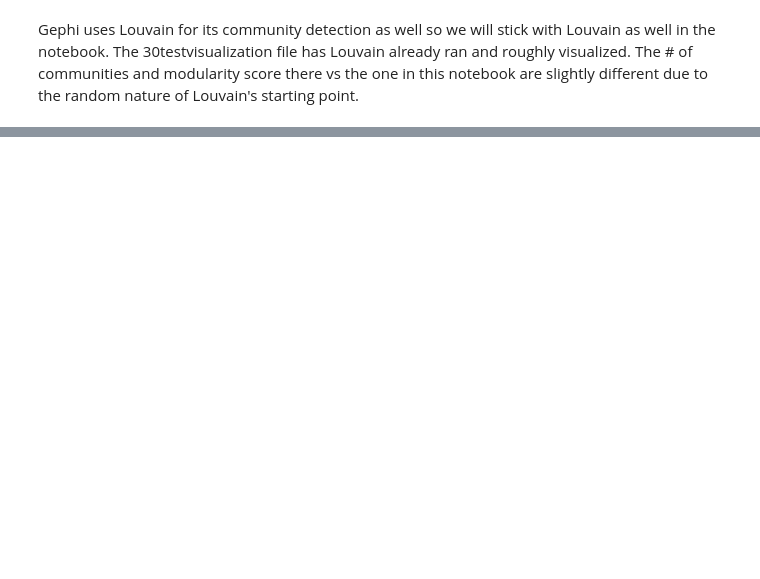
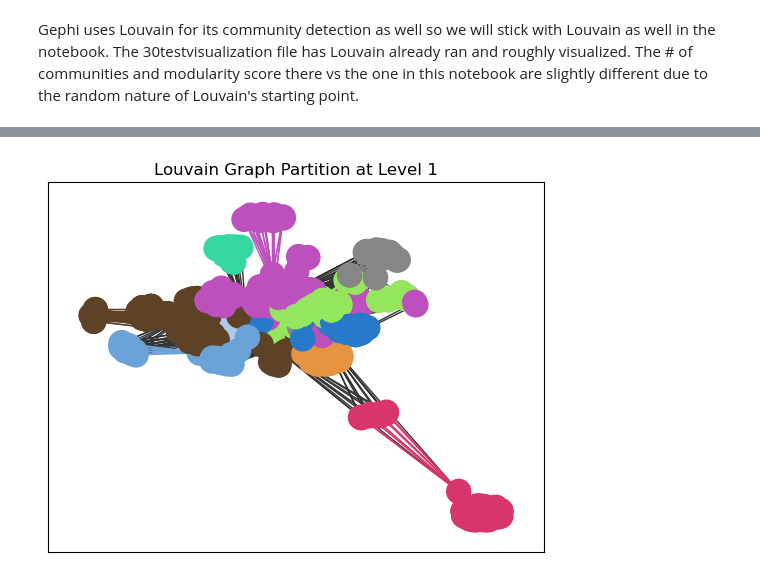
Before and after one commit to meteor123456/Spotify-Artist-Cooccurence, a Jupyter notebook: analysis.ipynb, the cells around one changed output, grey strips where cells are left out. Saved outputs shown, nothing was run; the diff lists cells and outputs as text; code cells hidden in the pictures; blank space fills up the shorter version.

```diff
--- a/analysis.ipynb
+++ b/analysis.ipynb
@@ -368,0 +454,11 @@ Gephi uses Louvain for its community detection as well so we will stick with Lou
+# %%
+set_node_community(g, parts[1])
+set_edge_community(g)
+
+# Set community color for nodes
+node_color = [get_color(g.nodes[v]['community']) for v in g.nodes]
+
+# Set community color for internal edges
+external = [(v, w) for v, w in g.edges if g.edges[v, w]['community'] == 0]
+internal = [(v, w) for v, w in g.edges if g.edges[v, w]['community'] > 0]
+internal_color = [get_color(g.edges[e]['community']) for e in internal]
@@ -368,0 +469,23 @@ Gephi uses Louvain for its community detection as well so we will stick with Lou
+# %%
+karate_pos = nx.spring_layout(g)
+# Draw external edges
+nx.draw_networkx(
+    g,
+    pos=karate_pos,
+    node_size=0,
+    edgelist=external,
+    edge_color="#333333",
+    with_labels=False )
+# Draw nodes and internal edges
+nx.draw_networkx(
+    g,
+    pos=karate_pos,
+    node_color=node_color,
+    edgelist=internal,
+    edge_color=internal_color,
+    with_labels=False )
+
+plt.title(f"Louvain Graph Partition at Level {1}")
+plt.show()
+# %% [output]
+[figure, added]
```
Also changed, not shown: parts of 13 cells of this notebook.
